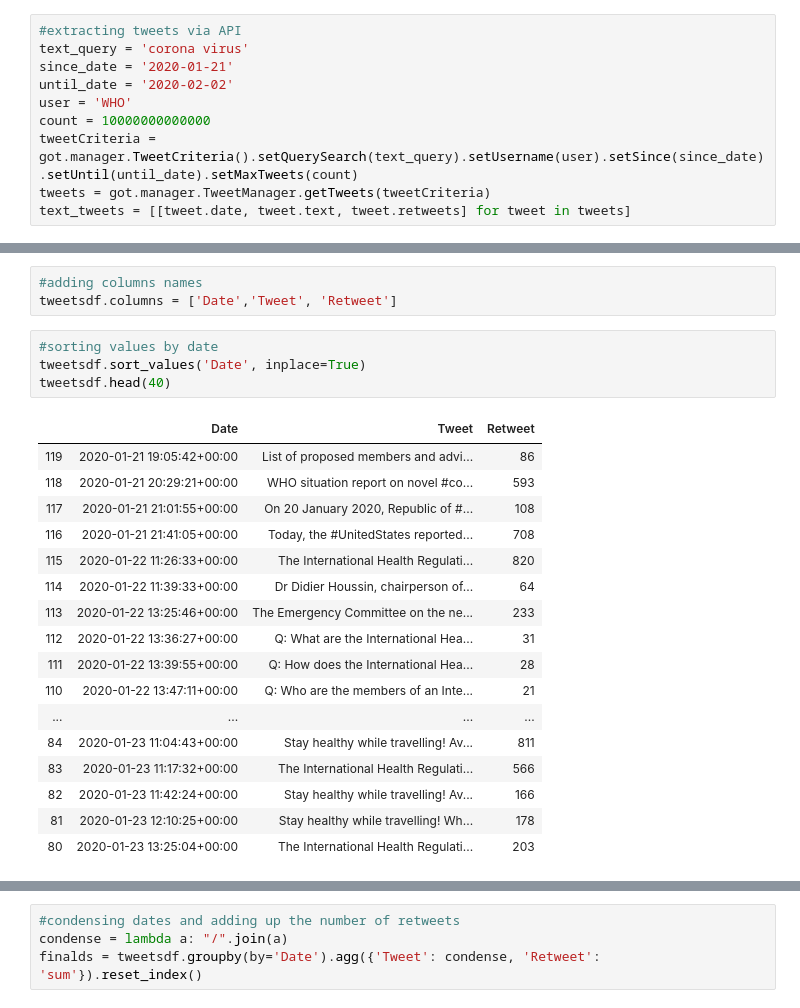
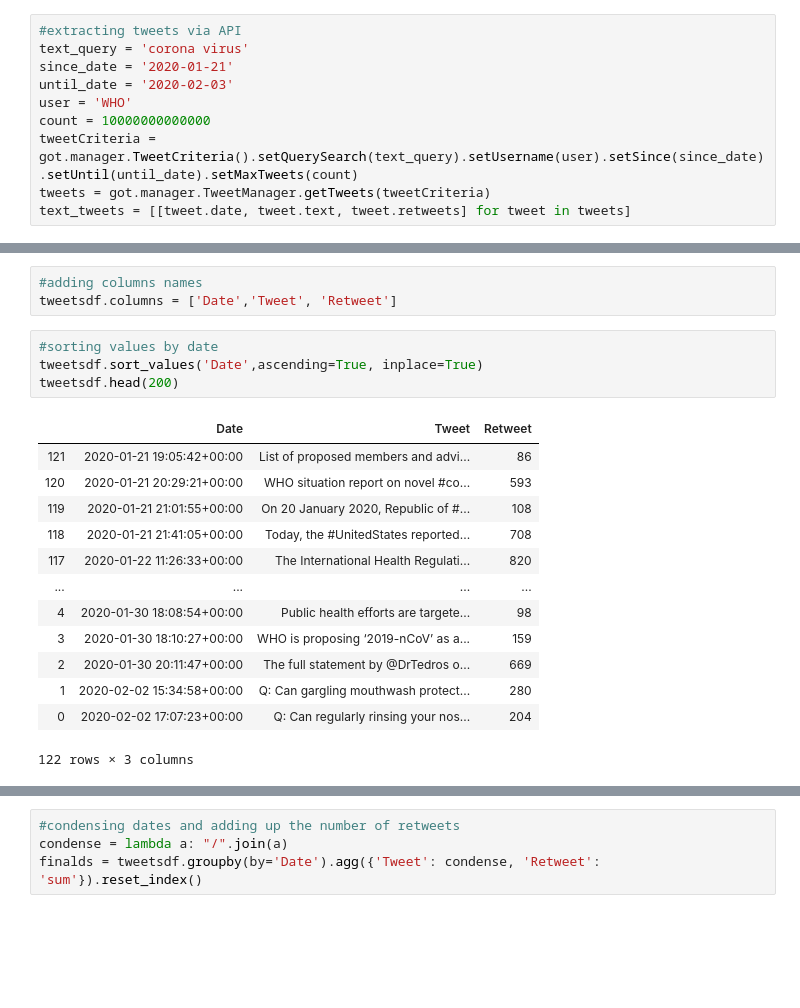
Before and after one commit to duarteharris/Project-Week-3-Data-Thieves, a Jupyter notebook: your-project/tweetscount.ipynb, the cells around one changed output, grey strips where cells are left out. Cells and saved outputs as stored; diff of their text form; blank space fills up the shorter version.

Commit message:
number of tweets and retweets update

```diff
--- a/your-project/tweetscount.ipynb
+++ b/your-project/tweetscount.ipynb
@@ -16,7 +18,7 @@ auth.set_access_token(ACCESS_TOKEN, ACCESS_TOKEN_SECRET)
 #extracting tweets via API
 text_query = 'corona virus'
 since_date = '2020-01-21'
-until_date = '2020-02-02'
+until_date = '2020-02-03'
 user = 'WHO'
 count = 10000000000000
 tweetCriteria = got.manager.TweetCriteria().setQuerySearch(text_query).setUsername(user).setSince(since_date).setUntil(until_date).setMaxTweets(count)
@@ -48,26 +50,22 @@ tweetsdf
 tweetsdf.columns = ['Date','Tweet', 'Retweet']
 # %%
 #sorting values by date
-tweetsdf.sort_values('Date', inplace=True)
-tweetsdf.head(40)
+tweetsdf.sort_values('Date',ascending=True, inplace=True)
+tweetsdf.head(200)
 # %% [output]
 |  | Date | Tweet | Retweet |
-| 119 | 2020-01-21 19:05:42+00:00 | List of proposed members and advi... | 86 |
-| 118 | 2020-01-21 20:29:21+00:00 | WHO situation report on novel #co... | 593 |
-| 117 | 2020-01-21 21:01:55+00:00 | On 20 January 2020, Republic of #... | 108 |
-| 116 | 2020-01-21 21:41:05+00:00 | Today, the #UnitedStates reported... | 708 |
-| 115 | 2020-01-22 11:26:33+00:00 | The International Health Regulati... | 820 |
-| 114 | 2020-01-22 11:39:33+00:00 | Dr Didier Houssin, chairperson of... | 64 |
-| 113 | 2020-01-22 13:25:46+00:00 | The Emergency Committee on the ne... | 233 |
-| 112 | 2020-01-22 13:36:27+00:00 | Q: What are the International Hea... | 31 |
-| 111 | 2020-01-22 13:39:55+00:00 | Q: How does the International Hea... | 28 |
-| 110 | 2020-01-22 13:47:11+00:00 | Q: Who are the members of an Inte... | 21 |
+| 121 | 2020-01-21 19:05:42+00:00 | List of proposed members and advi... | 86 |
+| 120 | 2020-01-21 20:29:21+00:00 | WHO situation report on novel #co... | 593 |
+| 119 | 2020-01-21 21:01:55+00:00 | On 20 January 2020, Republic of #... | 108 |
+| 118 | 2020-01-21 21:41:05+00:00 | Today, the #UnitedStates reported... | 708 |
+| 117 | 2020-01-22 11:26:33+00:00 | The International Health Regulati... | 820 |
 | ... | ... | ... | ... |
-| 84 | 2020-01-23 11:04:43+00:00 | Stay healthy while travelling! Av... | 811 |
-| 83 | 2020-01-23 11:17:32+00:00 | The International Health Regulati... | 566 |
-| 82 | 2020-01-23 11:42:24+00:00 | Stay healthy while travelling! Av... | 166 |
-| 81 | 2020-01-23 12:10:25+00:00 | Stay healthy while travelling! Wh... | 178 |
-| 80 | 2020-01-23 13:25:04+00:00 | The International Health Regulati... | 203 |
+| 4 | 2020-01-30 18:08:54+00:00 | Public health efforts are targete... | 98 |
+| 3 | 2020-01-30 18:10:27+00:00 | WHO is proposing ‘2019-nCoV’ as a... | 159 |
+| 2 | 2020-01-30 20:11:47+00:00 | The full statement by @DrTedros o... | 669 |
+| 1 | 2020-02-02 15:34:58+00:00 | Q: Can gargling mouthwash protect... | 280 |
+| 0 | 2020-02-02 17:07:23+00:00 | Q: Can regularly rinsing your nos... | 204 |
+122 rows × 3 columns
 # %%
 tweetsdf['Date'] = pd.to_datetime(tweetsdf['Date'])
 tweetsdf['Date'] = [d.date() for d in tweetsdf['Date']]
```
Also changed, not shown: parts of 20 cells of this notebook.
